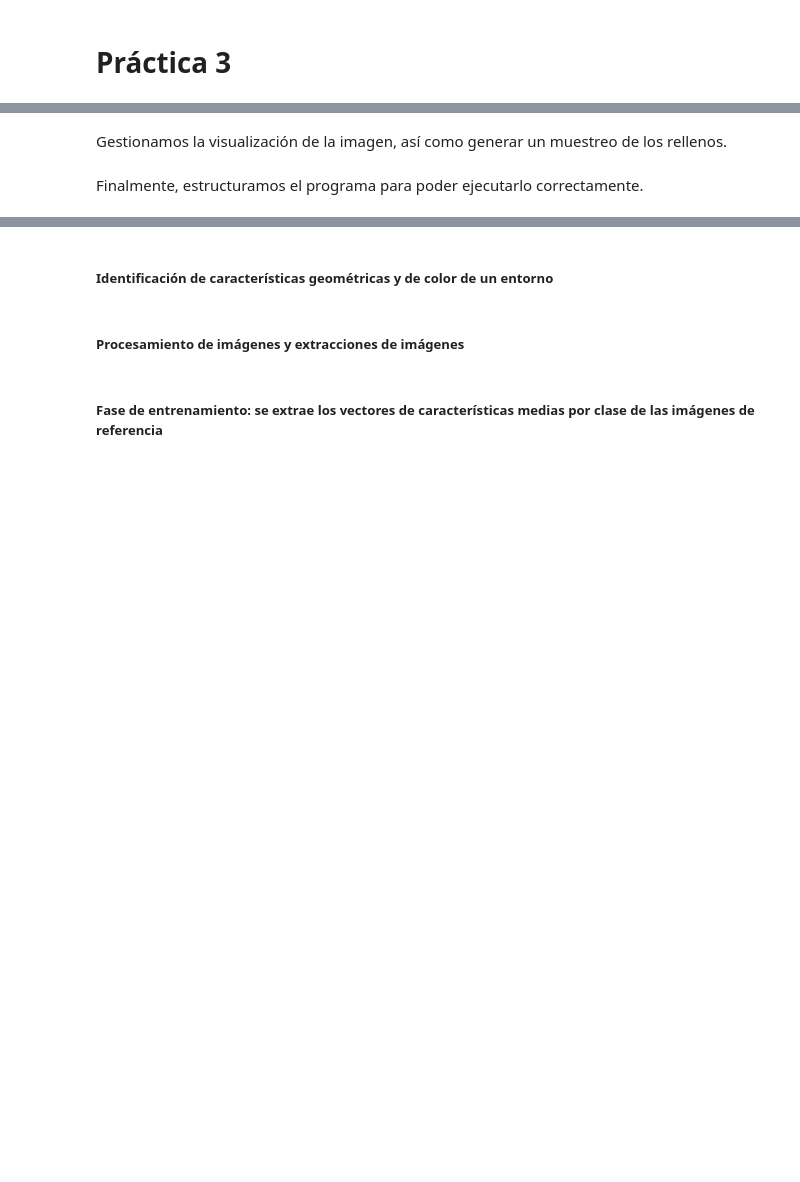
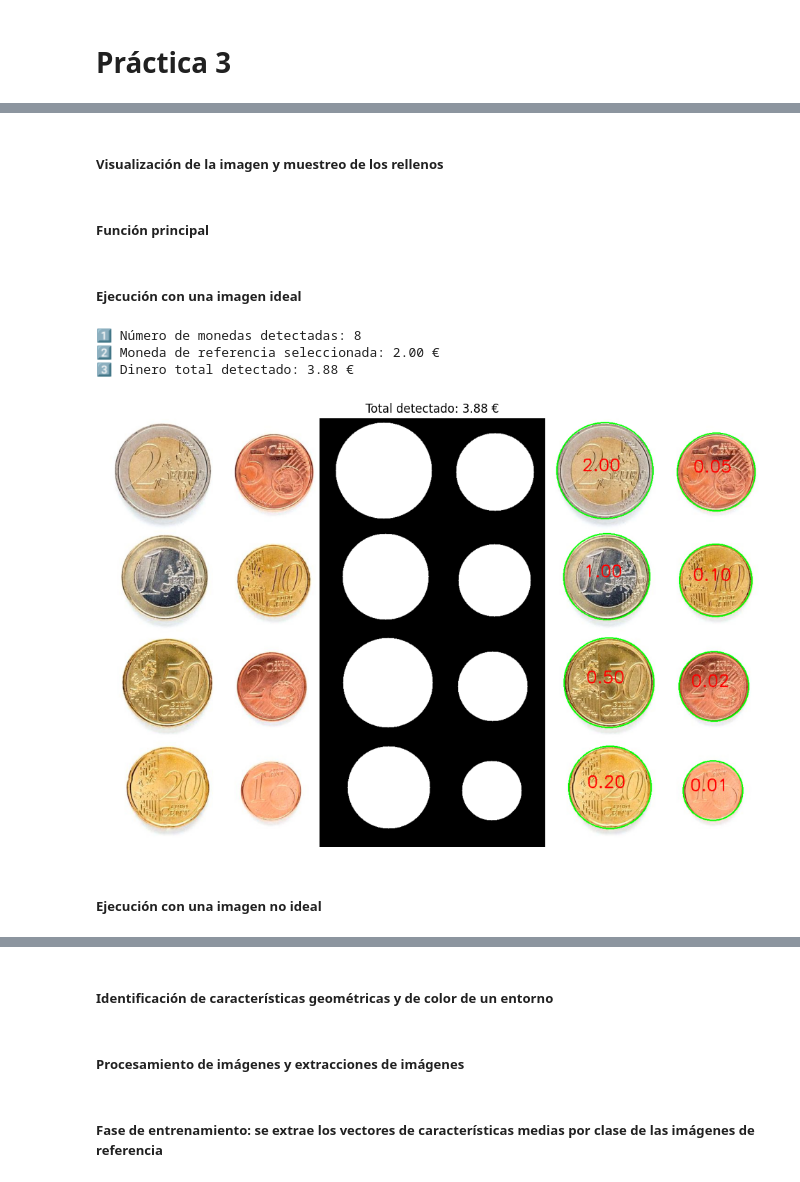
Before and after one commit to lauraheerrera/VC, a Jupyter notebook: Practica3/VC_P3.ipynb, the cells around one changed output, grey strips where cells are left out. Drawn from its saved outputs; the diff is of its cells as text; code cells hidden in the pictures; blank space fills up the shorter version.

```diff
--- a/Practica3/VC_P3.ipynb
+++ b/Practica3/VC_P3.ipynb
@@ -71,14 +67,14 @@ def detectar_monedas(img, metodo='hough', radio_min=40, radio_max=160, area_min=
             monedas = [{'center': (int(x), int(y)), 'r_px': int(r)} for x, y, r in circ[0, :]]
 
     elif metodo == 'contours':
-        contours, _ = cv2.findContours(img, cv2.RETR_EXTERNAL, cv2.CHAIN_APPROX_SIMPLE)
+        contornos, _ = cv2.findContours(img, cv2.RETR_EXTERNAL, cv2.CHAIN_APPROX_SIMPLE)
 
-        for c in contours:
-            if cv2.contourArea(c) < area_min:
+        for contorno in contornos:
+            if cv2.contourArea(contorno) < area_min:
                 continue
 
-            (cx, cy), r = cv2.minEnclosingCircle(c)
-            monedas.append({'center': (int(cx), int(cy)), 'r_px': r, 'contour': c})
+            (cx, cy), r = cv2.minEnclosingCircle(contorno)
+            monedas.append({'center': (int(cx), int(cy)), 'r_px': r, 'contour': contorno})
 
     return monedas
 
@@ -87,8 +83,8 @@ def seleccionar_moneda_referencia(img, monedas):
     """ Permite al usuario seleccionar la moneda de referencia haciendo clic sobre la imagen. """
     coords = []
 
-    def click(event, x, y, *_):
-        if event == cv2.EVENT_LBUTTONDOWN:
+    def click(evento, x, y, *_):
+        if evento == cv2.EVENT_LBUTTONDOWN:
             coords.append((x, y))
             cv2.destroyAllWindows()
 
@@ -139,9 +135,9 @@ def clasificar_monedas(monedas, escala, rel_tol=0.12, abs_tol_mm=1.5):
     for c in monedas:
         cx, cy, r_px = *c['center'], c['r_px']
         radio_mm = r_px * escala
-        dists = {v: abs(RADIO_MONEDAS[v] - radio_mm) for v in RADIO_MONEDAS}
-        asignado = min(dists, key=dists.get)
-        diff_mm = dists[asignado]
+        distancias = {v: abs(RADIO_MONEDAS[v] - radio_mm) for v in RADIO_MONEDAS}
+        asignado = min(distancias, key=distancias.get)
+        diff_mm = distancias[asignado]
         diff_pct = diff_mm / RADIO_MONEDAS[asignado]
         confident = (diff_mm <= abs_tol_mm) or (diff_pct <= rel_tol)
         if confident:
@@ -159,7 +155,7 @@ def clasificar_monedas(monedas, escala, rel_tol=0.12, abs_tol_mm=1.5):
         })
     return total, resultados
 # %% [markdown]
-Gestionamos la visualización de la imagen, así como generar un muestreo de los rellenos.
+##### Visualización de la imagen y muestreo de los rellenos
 # %%
 # --- 6) Imagen de rellenos ---
 def crear_rellenos(img, monedas):
@@ -183,7 +179,7 @@ def mostrar_resultados(img, img_rellenos, resultados, total, ruta_salida):
     os.makedirs("salidas", exist_ok=True)
     cv2.imwrite(ruta_salida, salida)
 
-    altura, ancho, _ = img.shape
+    altura, _ , _ = img.shape
     linea = np.ones((altura, 10, 3), dtype=np.uint8) * 0
     combinado = np.hstack([img, linea, img_rellenos, linea, salida])
 
@@ -193,7 +189,7 @@ def mostrar_resultados(img, img_rellenos, resultados, total, ruta_salida):
     plt.title(f"Total detectado: {total:.2f} €")
     plt.show()
 # %% [markdown]
-Finalmente, estructuramos el programa para poder ejecutarlo correctamente.
+##### Función principal
 # %%
 # --- 8) Función principal ---
 def contar_monedas(ruta_img, metodo='hough'):
@@ -238,12 +234,19 @@ def contar_monedas(ruta_img, metodo='hough'):
     mostrar_resultados(img, img_rellenos, resultados, total, ruta_salida)
 
     return total, resultados
-
-# --- Ejecución ---
-if __name__ == "__main__":
-    RUTA_IMAGEN = "recursos/tarea1/Monedas1.jpg"
-
-    if not os.path.exists(RUTA_IMAGEN):
-        print(f"No existe la imagen cuya ruta es: '{RUTA_IMAGEN}'")
-    else:
-        total_calculado, resultados_finales = contar_monedas(RUTA_IMAGEN, metodo='hough')
+# %% [markdown]
+##### Ejecución con una imagen ideal
+# %%
+RUTA_IMAGEN = "recursos/tarea1/monedas_ideal.jpg"
+
+if not os.path.exists(RUTA_IMAGEN):
+    print(f"No existe la imagen cuya ruta es: '{RUTA_IMAGEN}'")
+else:
+    total_calculado, resultados_finales = contar_monedas(RUTA_IMAGEN, metodo='umbral')
+# %% [output]
+1️⃣ Número de monedas detectadas: 8
+2️⃣ Moneda de referencia seleccionada: 2.00 €
+3️⃣ Dinero total detectado: 3.88 €
+[figure, added]
+# %% [markdown]
+##### Ejecución con una imagen no ideal
```
Also changed, not shown: parts of 13 cells of this notebook, 1 other file.
